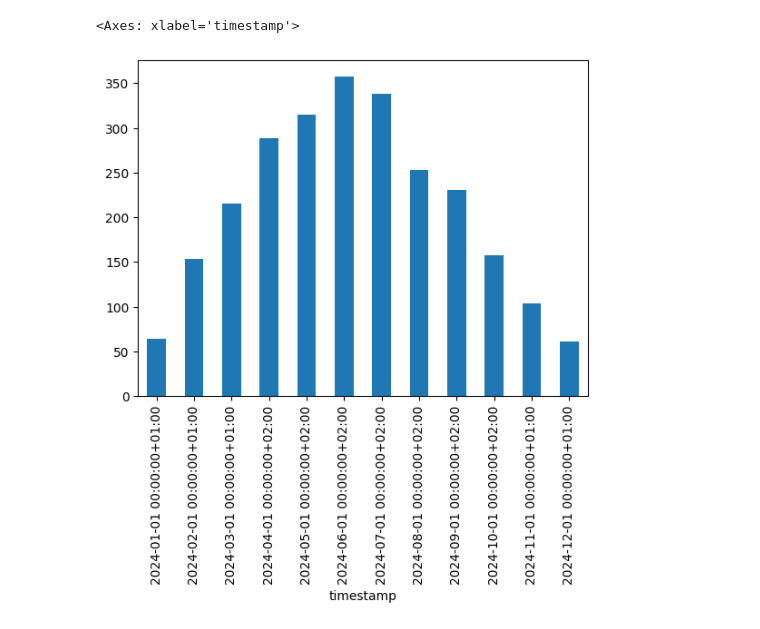
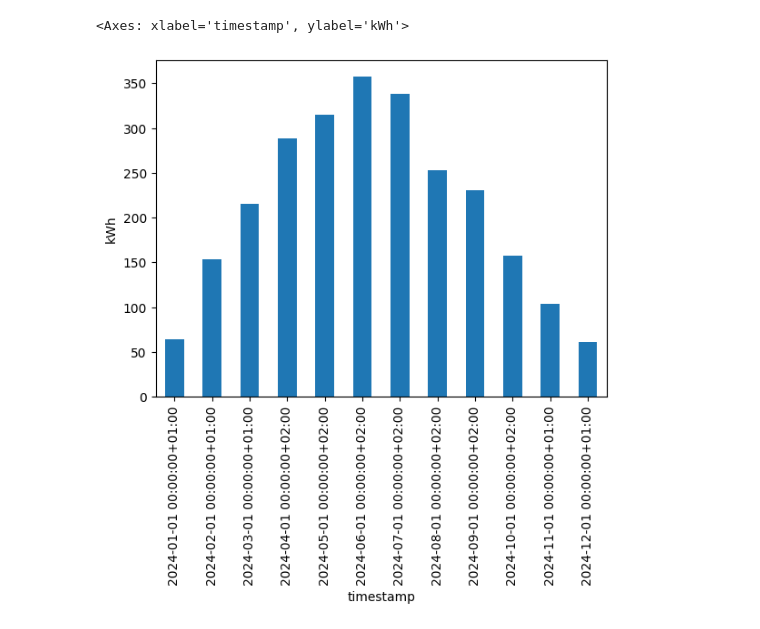
Before and after one commit to EnergieID/OpenEnergyID, a Jupyter notebook: pvlib.ipynb, the cells around one changed output. Saved outputs shown, nothing was run; the diff lists cells and outputs as text; code cells hidden in the pictures.

```diff
--- a/pvlib.ipynb
+++ b/pvlib.ipynb
@@ -44,5 +48,5 @@ Name: p_mp, Length: 35136, dtype: float64
 # %%
-sim.simulation_results.resample("MS").sum().plot.bar()
+sim.simulation_results.resample("MS").sum().plot.bar(ylabel="kWh")
 # %% [output]
-<Axes: xlabel='timestamp'>
+<Axes: xlabel='timestamp', ylabel='kWh'>
-[figure, old version]
+[figure, new version]
```
Also changed, not shown: parts of 3 cells of this notebook, 1 other file.
